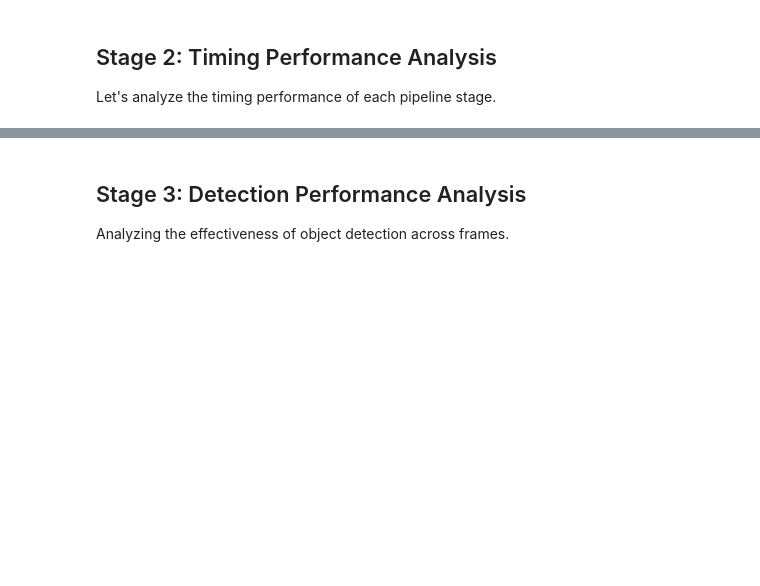
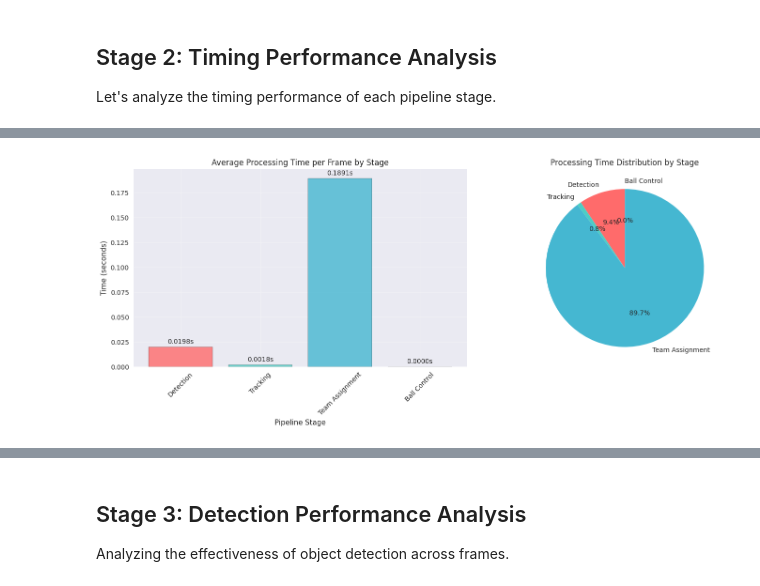
Before and after one commit to luxunxiansheng/football_analysis, a Jupyter notebook: evaluation/pipeline_performance_evaluation.ipynb, the cells around one changed output, grey strips where cells are left out. Saved outputs shown, nothing was run; the diff lists cells and outputs as text; code cells hidden in the pictures; blank space fills up the shorter version.

```diff
--- a/evaluation/pipeline_performance_evaluation.ipynb
+++ b/evaluation/pipeline_performance_evaluation.ipynb
@@ -262,23 +431,33 @@ else:
 Let's analyze the timing performance of each pipeline stage.
 # %%
 if performance_metrics['frame_times']:
-    # Create timing analysis DataFrame
-    timing_data = pd.DataFrame({
-        'Detection': performance_metrics['detection_times'],
-        'Tracking': performance_metrics['tracking_times'],
-        'Team Assignment': performance_metrics['team_assignment_times'],
-        'Ball Control': performance_metrics['ball_control_times'],
-        'Rendering': performance_metrics['rendering_times'],
-        'Total': performance_metrics['frame_times']
-    })
+    # Since we processed the pipeline in batches, we have total times rather than per-frame times
+    # Let's create a summary of stage performance
+    stage_times = {
+        'Detection': performance_metrics['detection_times'][0] if performance_metrics['detection_times'] else 0,
+        'Tracking': performance_metrics['tracking_times'][0] if performance_metrics['tracking_times'] else 0,
+        'Team Assignment': performance_metrics['team_assignment_times'][0] if performance_metrics['team_assignment_times'] else 0,
+        'Ball Control': performance_metrics['ball_control_times'][0] if performance_metrics['ball_control_times'] else 0,
+    }
 
-    # Calculate statistics
-    timing_stats = timing_data.describe()
-    print("⏱️ Timing Performance Statistics (seconds):")
-    print(timing_stats.round(4))
+    total_time = sum(stage_times.values())
+    num_frames = len(performance_metrics['detection_counts'])
+
+    print("⏱️ Timing Performance Statistics:")
+    print(f"📊 Total frames processed: {num_frames}")
+    print(f"📊 Total processing time: {total_time:.3f} seconds")
+    print(f"📊 Average time per frame: {total_time/num_frames:.4f} seconds")
+
+    # Calculate per-frame times for analysis
+    per_frame_times = {
+        'Detection': stage_times['Detection'] / num_frames,
+        'Tracking': stage_times['Tracking'] / num_frames,
+        'Team Assignment': stage_times['Team Assignment'] / num_frames,
+        'Ball Control': stage_times['Ball Control'] / num_frames,
+    }
 
     # Calculate FPS performance
-    avg_frame_time = np.mean(performance_metrics['frame_times'])
+    avg_frame_time = total_time / num_frames
     theoretical_fps = 1.0 / avg_frame_time if avg_frame_time > 0 else 0
     print(f"\n🎯 Performance Summary:")
     print(f"  • Average frame processing time: {avg_frame_time:.4f} seconds")
@@ -288,32 +467,47 @@ if performance_metrics['frame_times']:
     # Visualize timing breakdown
     fig, (ax1, ax2) = plt.subplots(1, 2, figsize=(15, 6))
 
-    # Stacked bar chart showing stage breakdown
-    stage_means = timing_data[['Detection', 'Tracking', 'Team Assignment', 'Ball Control', 'Rendering']].mean()
-    stage_means.plot(kind='bar', ax=ax1, color=['#FF6B6B', '#4ECDC4', '#45B7D1', '#96CEB4', '#FFEAA7'])
-    ax1.set_title('Average Processing Time by Stage')
+    # Bar chart showing stage breakdown
+    stages = list(per_frame_times.keys())
+    times = list(per_frame_times.values())
+    colors = ['#FF6B6B', '#4ECDC4', '#45B7D1', '#96CEB4']
+
+    bars = ax1.bar(stages, times, color=colors, alpha=0.8, edgecolor='black')
+    ax1.set_title('Average Processing Time per Frame by Stage')
     ax1.set_ylabel('Time (seconds)')
     ax1.set_xlabel('Pipeline Stage')
     ax1.tick_params(axis='x', rotation=45)
     ax1.grid(True, alpha=0.3)
 
-    # Box plot showing distribution
-    timing_data[['Detection', 'Tracking', 'Team Assignment', 'Ball Control', 'Rendering']].boxplot(ax=ax2)
+    # Add value labels on bars
+    for bar, time_val in zip(bars, times):
+        ax1.text(bar.get_x() + bar.get_width()/2, bar.get_height() + max(times)*0.01,
+                f'{time_val:.4f}s', ha='center', va='bottom')
+
+    # Pie chart showing relative time distribution
+    wedges, texts, autotexts = ax2.pie(times, labels=stages, autopct='%1.1f%%',
+                                      colors=colors, startangle=90)
     ax2.set_title('Processing Time Distribution by Stage')
-    ax2.set_ylabel('Time (seconds)')
-    ax2.tick_params(axis='x', rotation=45)
-    ax2.grid(True, alpha=0.3)
 
     plt.tight_layout()
     plt.show()
 
     # Performance efficiency analysis
-    total_processing_time = timing_data['Total'].sum()
-    stage_percentages = (stage_means / stage_means.sum()) * 100
+    stage_percentages = {stage: (time_val / sum(times)) * 100 for stage, time_val in per_frame_times.items()}
 
     print(f"\n📊 Stage Performance Breakdown:")
     for stage, percentage in stage_percentages.items():
-        print(f"  • {stage}: {percentage:.1f}%")
+        print(f"  • {stage}: {per_frame_times[stage]:.4f}s ({percentage:.1f}%)")
+
+    # Performance insights
+    slowest_stage = max(per_frame_times.items(), key=lambda x: x[1])
+    fastest_stage = min(per_frame_times.items(), key=lambda x: x[1])
+
+    print(f"\n🔍 Performance Insights:")
+    print(f"  • Slowest stage: {slowest_stage[0]} ({slowest_stage[1]:.4f}s per frame)")
+    print(f"  • Fastest stage: {fastest_stage[0]} ({fastest_stage[1]:.4f}s per frame)")
+    print(f"  • Speed ratio: {slowest_stage[1]/fastest_stage[1]:.1f}x slower")
 
 else:
     print("❌ No timing data available for analysis")
+# %% [output]
@@ -319,0 +523 @@ else:
+[figure, added]
```
Also changed, not shown: parts of 8 cells of this notebook, 2 other files.
